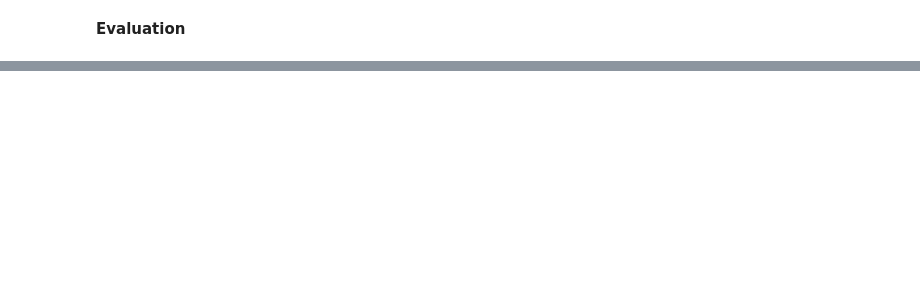
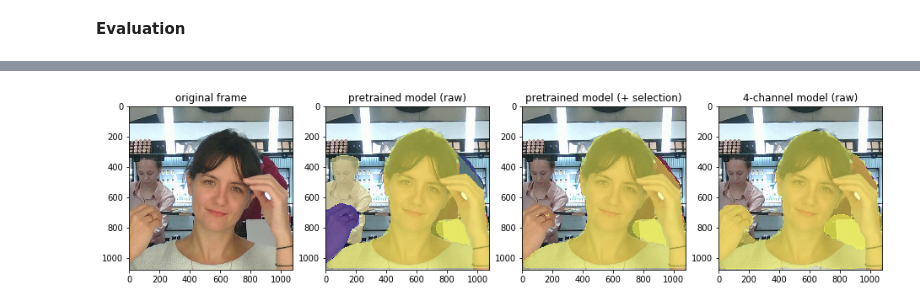
Before and after one commit to yingzha/detectron2, a Jupyter notebook: projects/VideoSeg/debug.ipynb, the cells around one changed output, grey strips where cells are left out. Saved outputs shown, nothing was run; the diff lists cells and outputs as text; code cells hidden in the pictures; blank space fills up the shorter version.

```diff
--- a/projects/VideoSeg/debug.ipynb
+++ b/projects/VideoSeg/debug.ipynb
@@ -46,0 +141,16 @@ for d in random.sample(dataset_dicts, 1):
+# %%
+v = Visualizer(image, MetadataCatalog.get(meta), scale=1.0)
+v = v.draw_instance_predictions(predictions["instances"].to("cpu"))
+# %%
+img = cv2.imread(d["file_name"])
+visualizer = Visualizer(img[:, :, ::-1], metadata=youtube_vis_train, scale=1.0)
+vis = visualizer.draw_dataset_dict(d)
+fig = plt.figure(figsize=(16, 16))
+ax1 = fig.add_subplot(1, 3, 1)
+ax1.imshow(vis.get_image())
+ax3 = fig.add_subplot(1, 3, 2)
+img = cv2.imread(d["tm1_file_name"])
+ax3.imshow(np.array(img[:, :, ::-1]))
+
+ax4 = fig.add_subplot(1, 3, 3)
+ax4.imshow(v.get_image()[:, :, ::-1])
@@ -46,0 +229,5 @@ for d in random.sample(dataset_dicts, 1):
+# %%
+ret, frame = cap.read()
+compare_frame(default_predictor, predictor, frame, tm1_numpy_mask, seed=2022)
+# %% [output]
+[figure, added]
```
Also changed, not shown: parts of 14 cells of this notebook.
